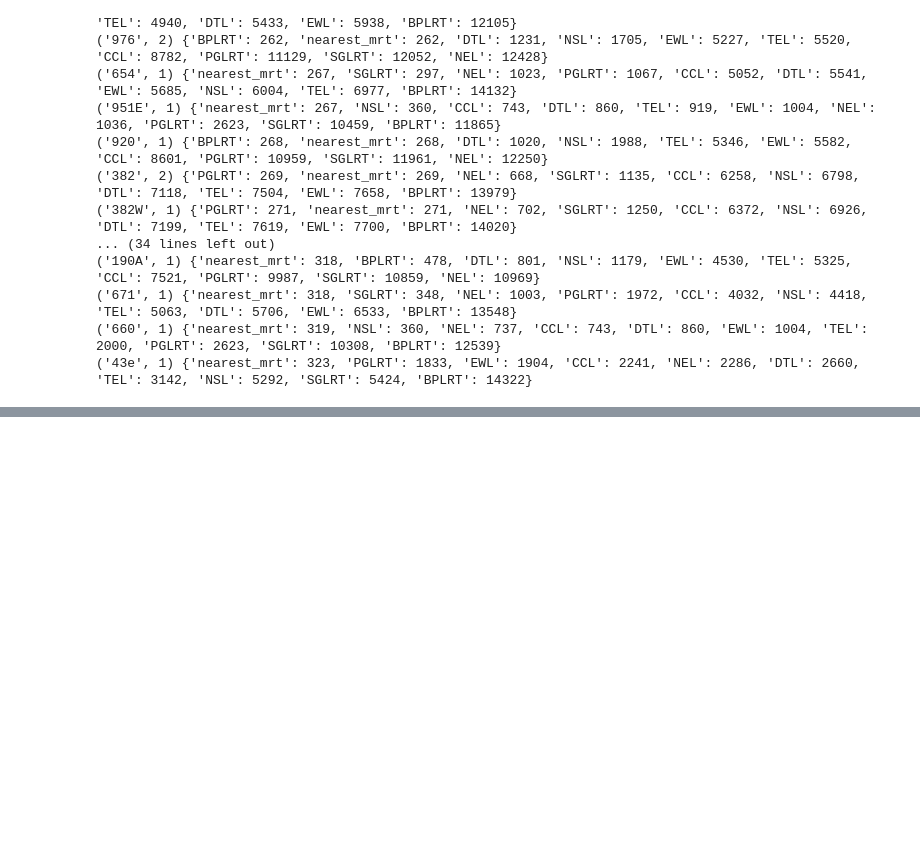
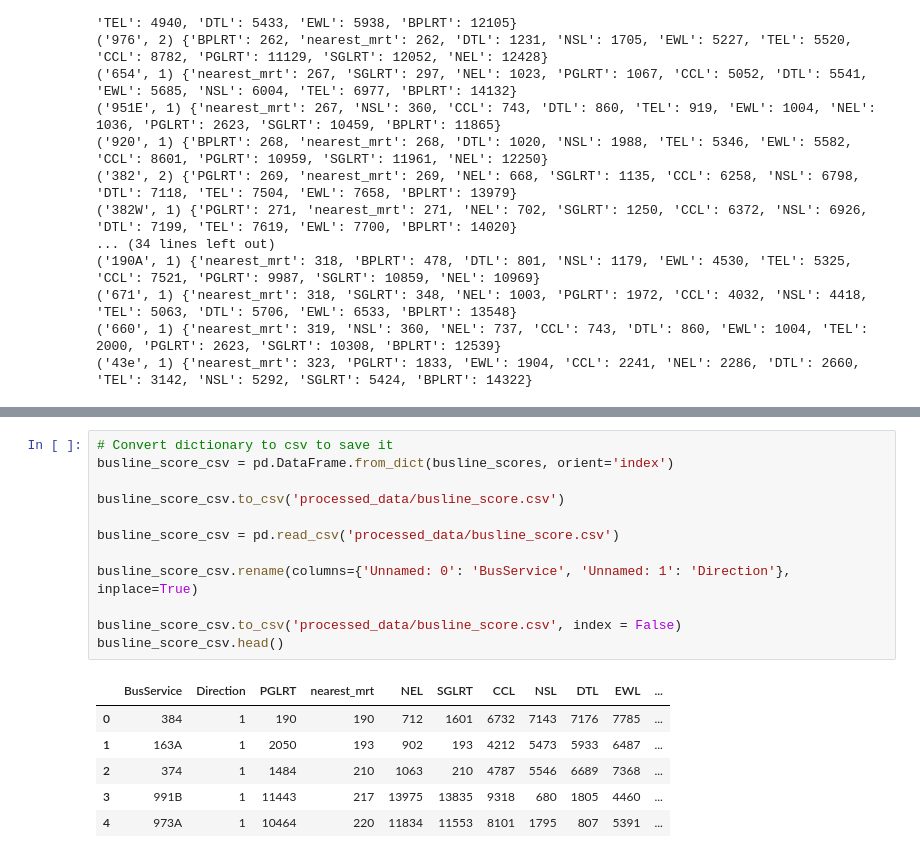
Before and after one commit to brandono7/DSA4264_Geospatial, a Jupyter notebook: Bus Algorithm.ipynb, the cells around one changed output, grey strips where cells are left out. Drawn from its saved outputs; the diff is of its cells as text; blank space fills up the shorter version.

Commit message:
Converted busline score to csv and code tidying

```diff
--- a/Bus Algorithm.ipynb
+++ b/Bus Algorithm.ipynb
@@ -166,0 +156,19 @@ for i, (busline, mrt_scores) in enumerate(busline_scores.items()):
+# %%
+# Convert dictionary to csv to save it
+busline_score_csv = pd.DataFrame.from_dict(busline_scores, orient='index')
+
+busline_score_csv.to_csv('processed_data/busline_score.csv')
+
+busline_score_csv = pd.read_csv('processed_data/busline_score.csv')
+
+busline_score_csv.rename(columns={'Unnamed: 0': 'BusService', 'Unnamed: 1': 'Direction'}, inplace=True)
+
+busline_score_csv.to_csv('processed_data/busline_score.csv', index = False)
+busline_score_csv.head()
+# %% [output]
+|  | BusService | Direction | PGLRT | nearest_mrt | NEL | SGLRT | CCL | NSL | DTL | EWL | ... |
+| 0 | 384 | 1 | 190 | 190 | 712 | 1601 | 6732 | 7143 | 7176 | 7785 | ... |
+| 1 | 163A | 1 | 2050 | 193 | 902 | 193 | 4212 | 5473 | 5933 | 6487 | ... |
+| 2 | 374 | 1 | 1484 | 210 | 1063 | 210 | 4787 | 5546 | 6689 | 7368 | ... |
+| 3 | 991B | 1 | 11443 | 217 | 13975 | 13835 | 9318 | 680 | 1805 | 4460 | ... |
+| 4 | 973A | 1 | 10464 | 220 | 11834 | 11553 | 8101 | 1795 | 807 | 5391 | ... |
```
Also changed, not shown: parts of 2 cells of this notebook, 3 other files.
